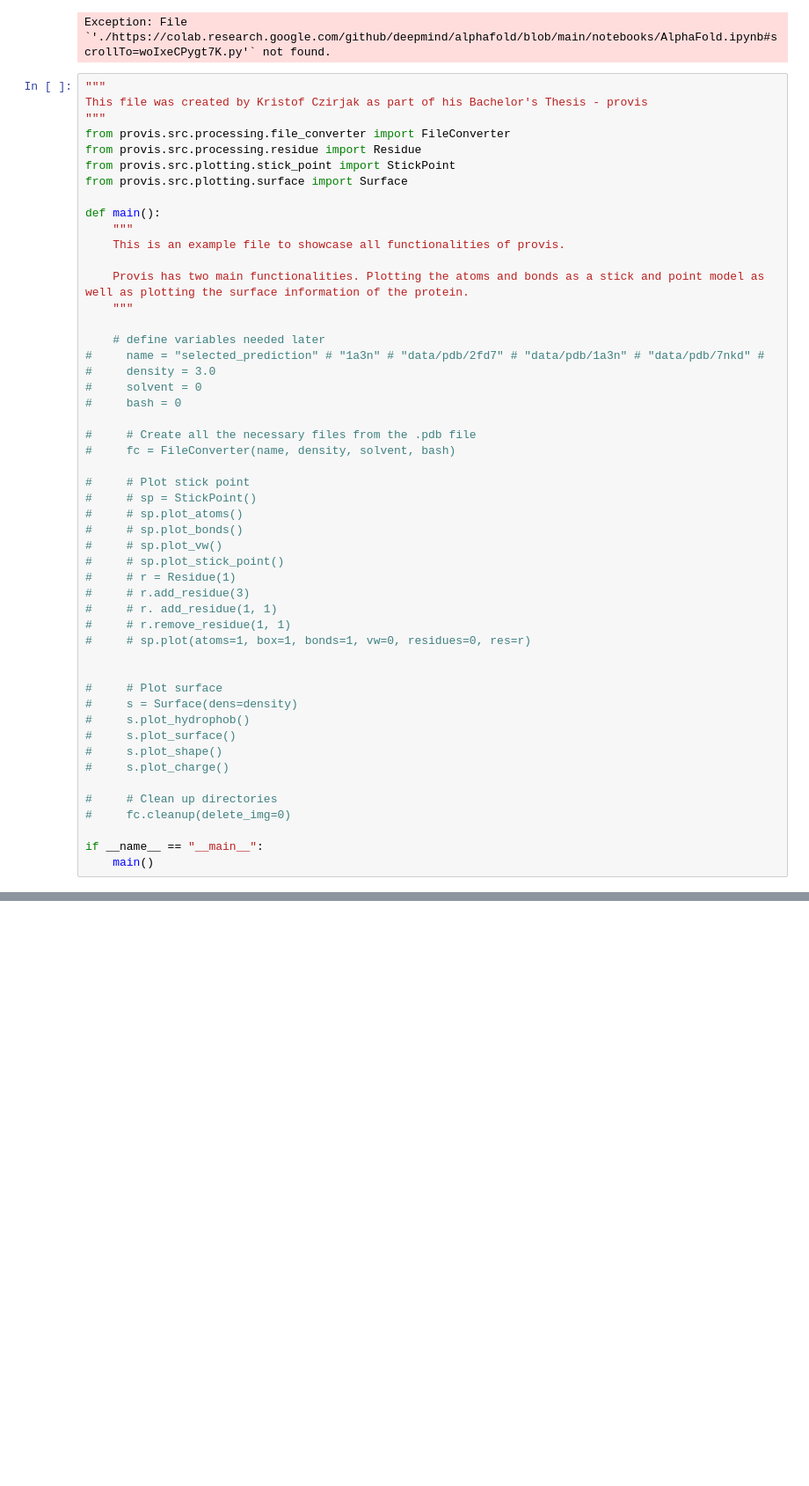
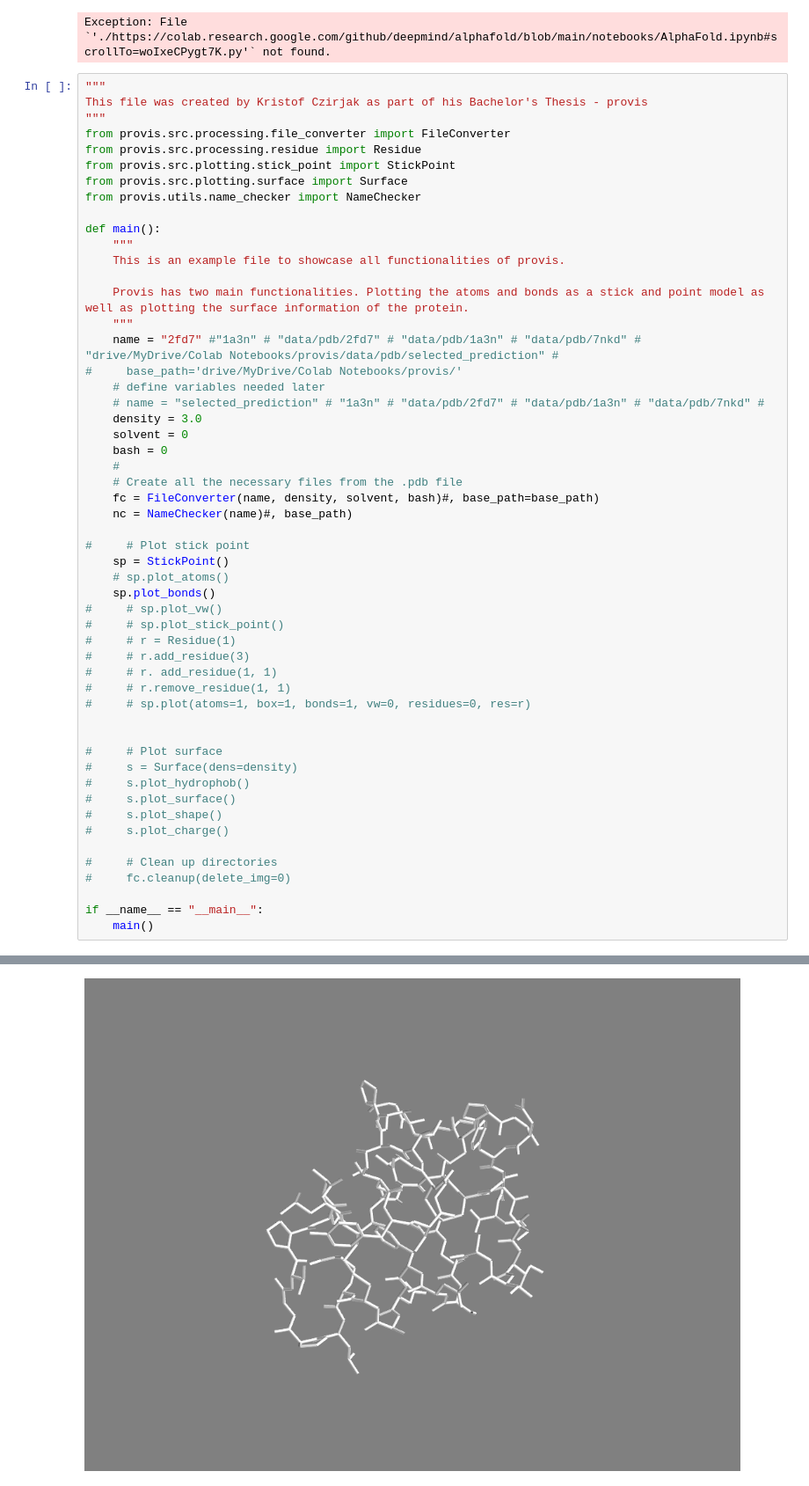
Before and after one commit to czirjakkethz/provis, a Jupyter notebook: main_jupyter.ipynb, the cells around one changed output, grey strips where cells are left out. Shown at 88% size. Saved outputs shown, nothing was run; the diff lists cells and outputs as text; blank space fills up the shorter version.

```diff
--- a/main_jupyter.ipynb
+++ b/main_jupyter.ipynb
@@ -13,6 +13,7 @@ from provis.src.processing.file_converter import FileConverter
 from provis.src.processing.residue import Residue
 from provis.src.plotting.stick_point import StickPoint
 from provis.src.plotting.surface import Surface
+from provis.utils.name_checker import NameChecker
 
 def main():
     """
@@ -20,20 +21,22 @@ def main():
 
     Provis has two main functionalities. Plotting the atoms and bonds as a stick and point model as well as plotting the surface information of the protein.
     """
-
+    name = "2fd7" #"1a3n" # "data/pdb/2fd7" # "data/pdb/1a3n" # "data/pdb/7nkd" # "drive/MyDrive/Colab Notebooks/provis/data/pdb/selected_prediction" #
+#     base_path='drive/MyDrive/Colab Notebooks/provis/'
     # define variables needed later
-#     name = "selected_prediction" # "1a3n" # "data/pdb/2fd7" # "data/pdb/1a3n" # "data/pdb/7nkd" #
-#     density = 3.0
-#     solvent = 0
-#     bash = 0
-
-#     # Create all the necessary files from the .pdb file
-#     fc = FileConverter(name, density, solvent, bash)
+    # name = "selected_prediction" # "1a3n" # "data/pdb/2fd7" # "data/pdb/1a3n" # "data/pdb/7nkd" #
+    density = 3.0
+    solvent = 0
+    bash = 0
+    #
+    # Create all the necessary files from the .pdb file
+    fc = FileConverter(name, density, solvent, bash)#, base_path=base_path)
+    nc = NameChecker(name)#, base_path)
 
 #     # Plot stick point
-#     # sp = StickPoint()
-#     # sp.plot_atoms()
-#     # sp.plot_bonds()
+    sp = StickPoint()
+    # sp.plot_atoms()
+    sp.plot_bonds()
 #     # sp.plot_vw()
 #     # sp.plot_stick_point()
 #     # r = Residue(1)
@@ -55,3 +58,4 @@ def main():
 
 if __name__ == "__main__":
     main()
+# %% [output]
@@ -57,0 +70 @@ if __name__ == "__main__":
+[figure, added]
```
Also changed, not shown: parts of 1 cell of this notebook, 51 other files.
